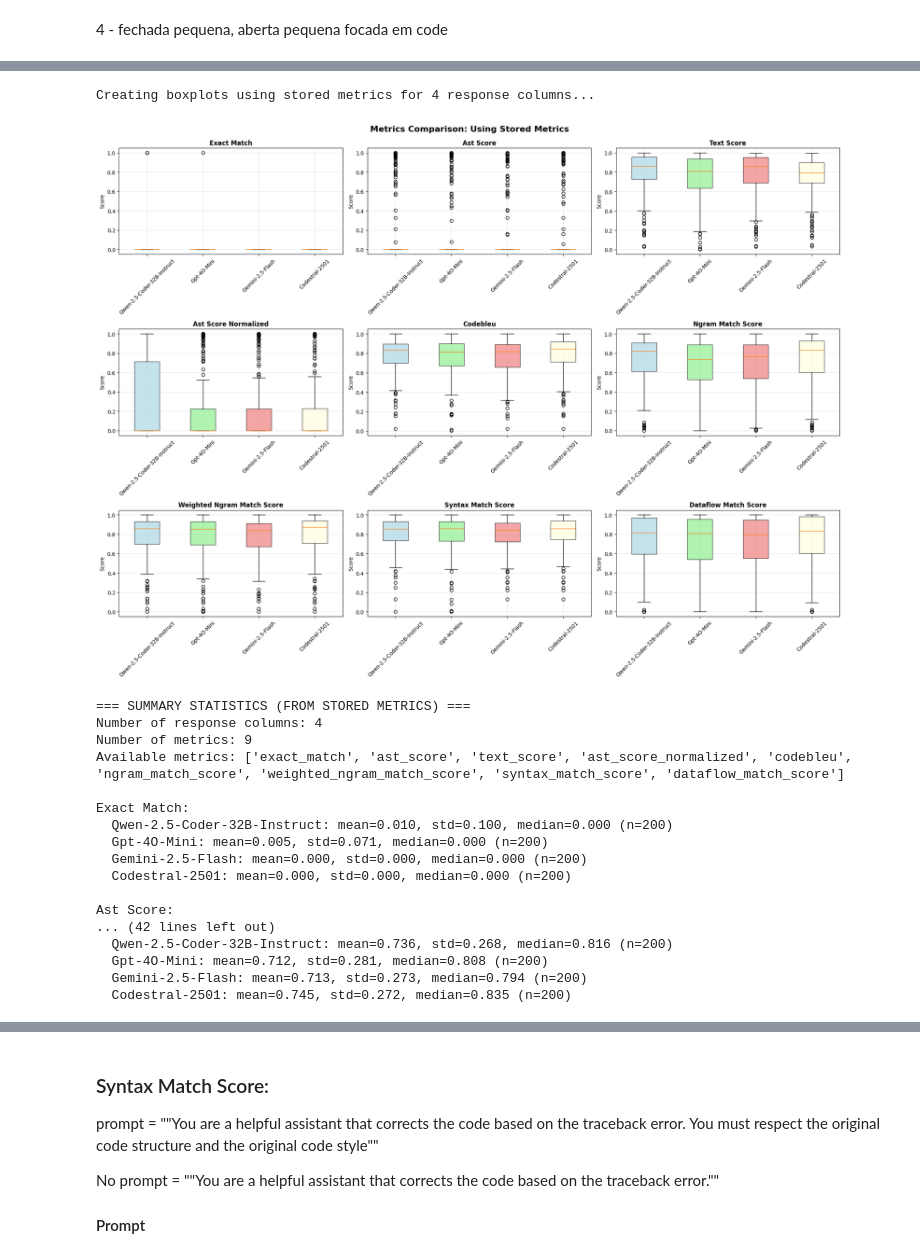
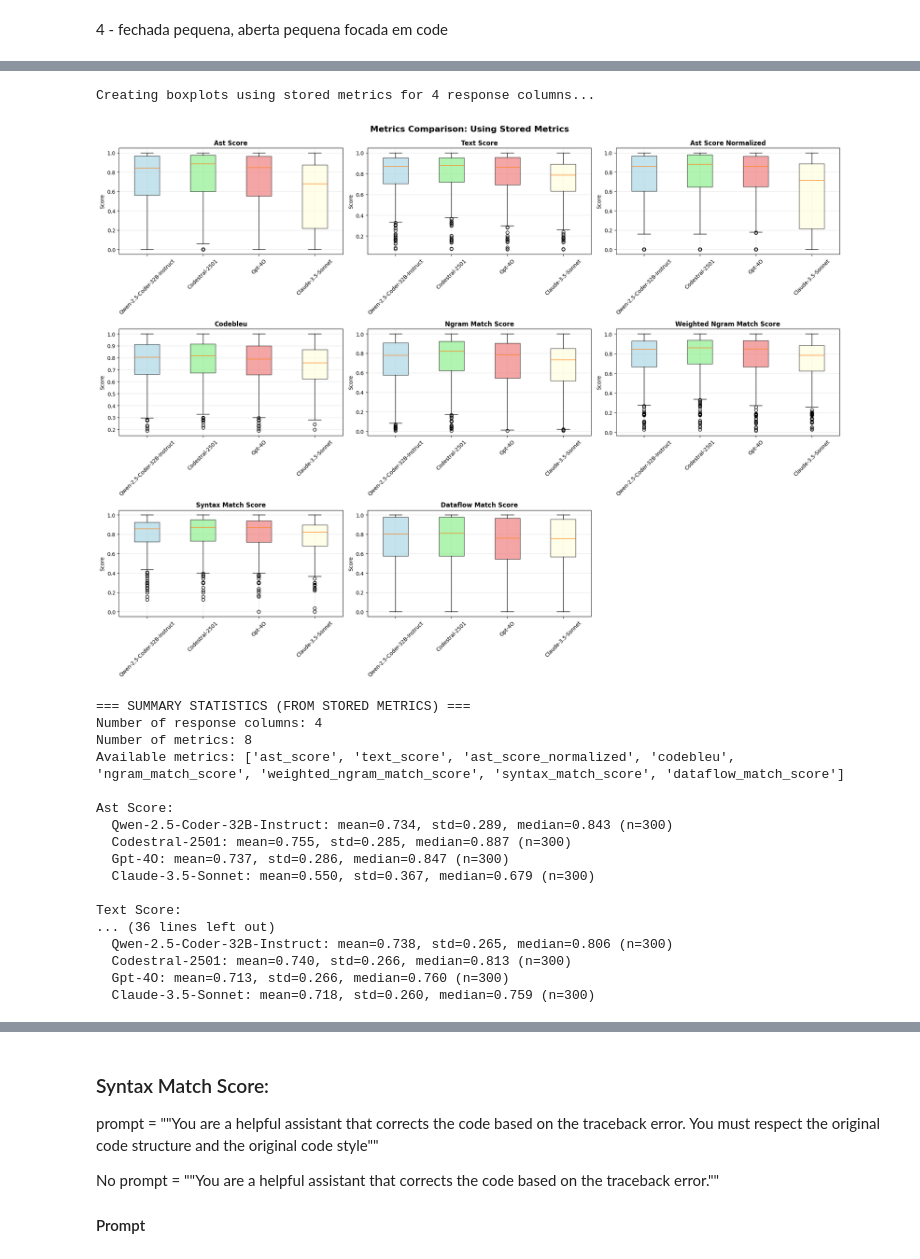
Before and after one commit to FernandoZanchitta/BugDetectiveAI, a Jupyter notebook: Bugdetectiveai/scr/notebooks/Compare_results.ipynb, the cells around one changed output, grey strips where cells are left out. Drawn from its saved outputs; the diff is of its cells as text; code cells hidden in the pictures.

```diff
--- a/Bugdetectiveai/scr/notebooks/Compare_results.ipynb
+++ b/Bugdetectiveai/scr/notebooks/Compare_results.ipynb
@@ -147,0 +28,5 @@ instruction_prompt = "You are a helpful assistant that corrects the code based o
+# %%
+df_sys = load_data('df_sys_cleaned.pkl')
+df_base = load_data('df_base_cleaned.pkl')
+df_prompt = load_data('df_prompt_cleaned.pkl')
+# df_cleaned = load_data('300_metrics_prompt_system_apr_cleaned')
@@ -283,24 +116,24 @@ Data saved to: /Users/zanchitta/Developer/BugDetectiveAI/Bugdetectiveai/data/che
 # %%
 
 plot_metrics_boxplots(
-    prompt_data, reference_column="after_merge_without_docstrings")
+    df_sys, reference_column="after_merge_without_docstrings")
 # %% [output]
 Creating boxplots using stored metrics for 4 response columns...
-[figure, old version]
+[figure, new version]
 === SUMMARY STATISTICS (FROM STORED METRICS) ===
 Number of response columns: 4
-Number of metrics: 9
-Available metrics: ['exact_match', 'ast_score', 'text_score', 'ast_score_normalized', 'codebleu', 'ngram_match_score', 'weighted_ngram_match_score', 'syntax_match_score', 'dataflow_match_score']
-
-Exact Match:
-  Qwen-2.5-Coder-32B-Instruct: mean=0.010, std=0.100, median=0.000 (n=200)
-  Gpt-4O-Mini: mean=0.005, std=0.071, median=0.000 (n=200)
-  Gemini-2.5-Flash: mean=0.000, std=0.000, median=0.000 (n=200)
-  Codestral-2501: mean=0.000, std=0.000, median=0.000 (n=200)
+Number of metrics: 8
+Available metrics: ['ast_score', 'text_score', 'ast_score_normalized', 'codebleu', 'ngram_match_score', 'weighted_ngram_match_score', 'syntax_match_score', 'dataflow_match_score']
 
 Ast Score:
-... (42 lines left out)
-  Qwen-2.5-Coder-32B-Instruct: mean=0.736, std=0.268, median=0.816 (n=200)
-  Gpt-4O-Mini: mean=0.712, std=0.281, median=0.808 (n=200)
-  Gemini-2.5-Flash: mean=0.713, std=0.273, median=0.794 (n=200)
-  Codestral-2501: mean=0.745, std=0.272, median=0.835 (n=200)
+  Qwen-2.5-Coder-32B-Instruct: mean=0.734, std=0.289, median=0.843 (n=300)
+  Codestral-2501: mean=0.755, std=0.285, median=0.887 (n=300)
+  Gpt-4O: mean=0.737, std=0.286, median=0.847 (n=300)
+  Claude-3.5-Sonnet: mean=0.550, std=0.367, median=0.679 (n=300)
+
+Text Score:
+... (36 lines left out)
+  Qwen-2.5-Coder-32B-Instruct: mean=0.738, std=0.265, median=0.806 (n=300)
+  Codestral-2501: mean=0.740, std=0.266, median=0.813 (n=300)
+  Gpt-4O: mean=0.713, std=0.266, median=0.760 (n=300)
+  Claude-3.5-Sonnet: mean=0.718, std=0.260, median=0.759 (n=300)
```
Also changed, not shown: parts of 41 cells of this notebook, 1 other file.
